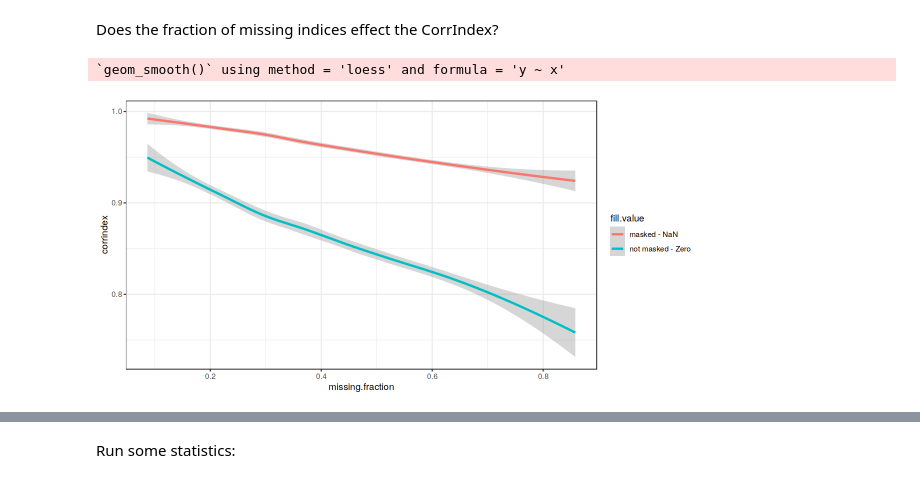
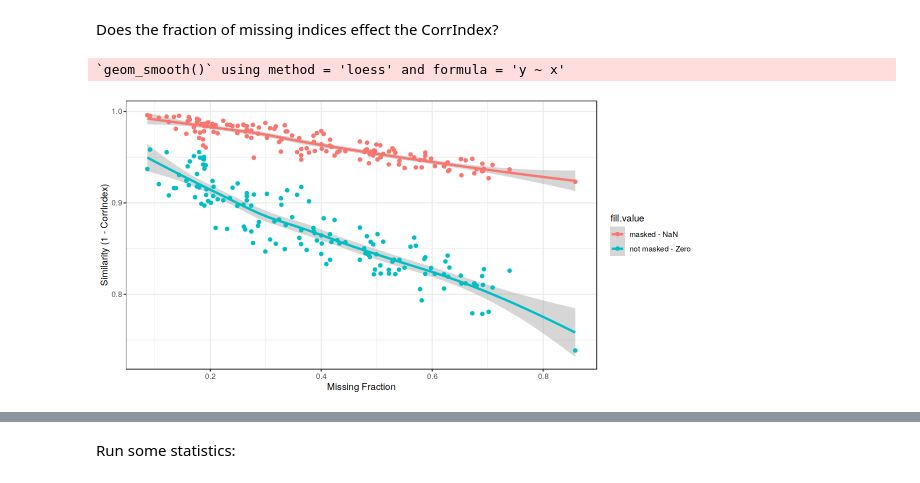
Before and after one commit to hmbaghdassarian/tc2c_benchmark, a Jupyter notebook: notebooks/missing_indices/02_analyses.ipynb, the cells around one changed output, grey strips where cells are left out. Drawn from its saved outputs; the diff is of its cells as text; code cells hidden in the pictures.

```diff
--- a/notebooks/missing_indices/02_analyses.ipynb
+++ b/notebooks/missing_indices/02_analyses.ipynb
@@ -50,11 +50,12 @@ Does the fraction of missing indices effect the CorrIndex?
 # %%
 h_ = 5
 w_ = 10
 options(repr.plot.height=h_, repr.plot.width=w_)
 
 g1<-ggplot(res.df, aes(x=missing.fraction, y=corrindex, color = fill.value)) +
-  geom_smooth() + theme_bw()
+    geom_smooth() + geom_point() + theme_bw() +
+    ylab("Similarity (1 - CorrIndex)") + xlab('Missing Fraction')
 g1
 # %% [output]
 `geom_smooth()` using method = 'loess' and formula = 'y ~ x'
-[figure, old version]
+[figure, new version]
```
Also changed, not shown: parts of 8 cells of this notebook, 9 other files.
